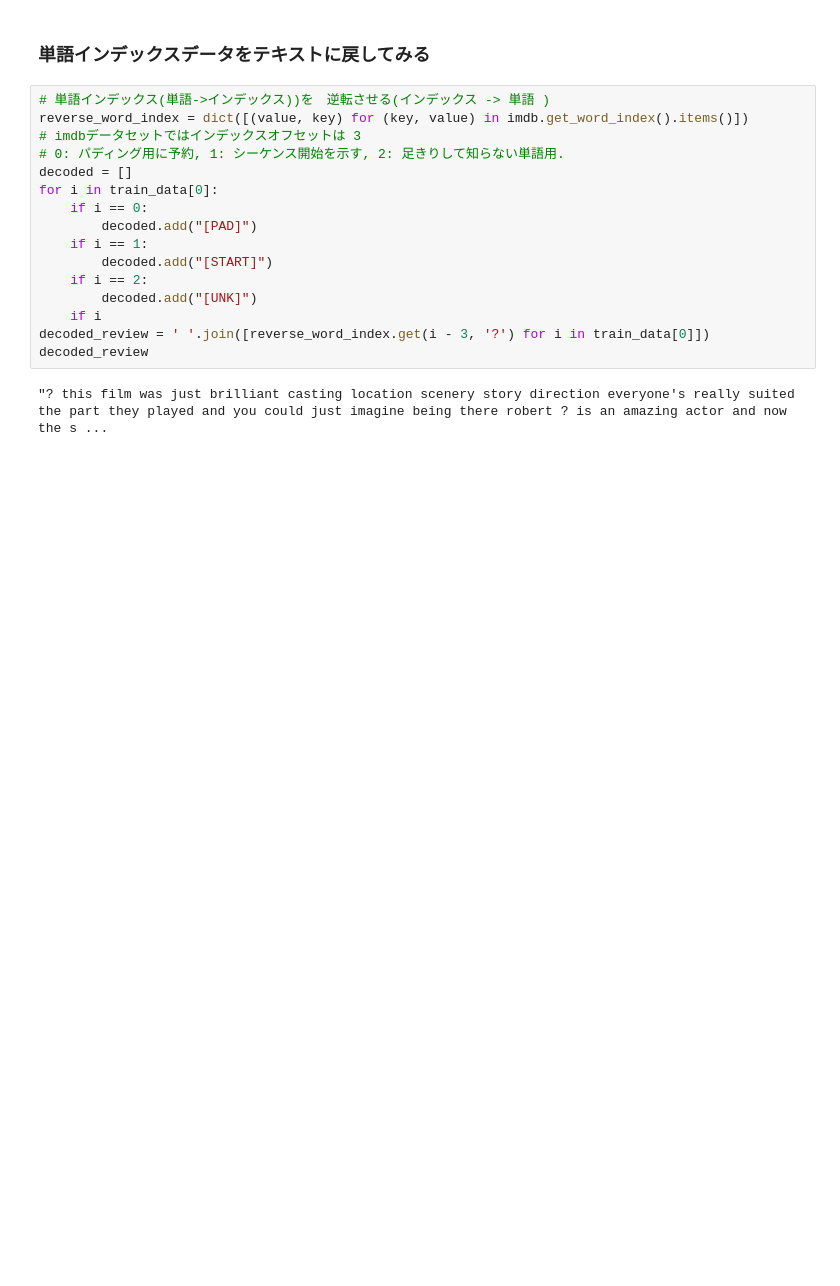
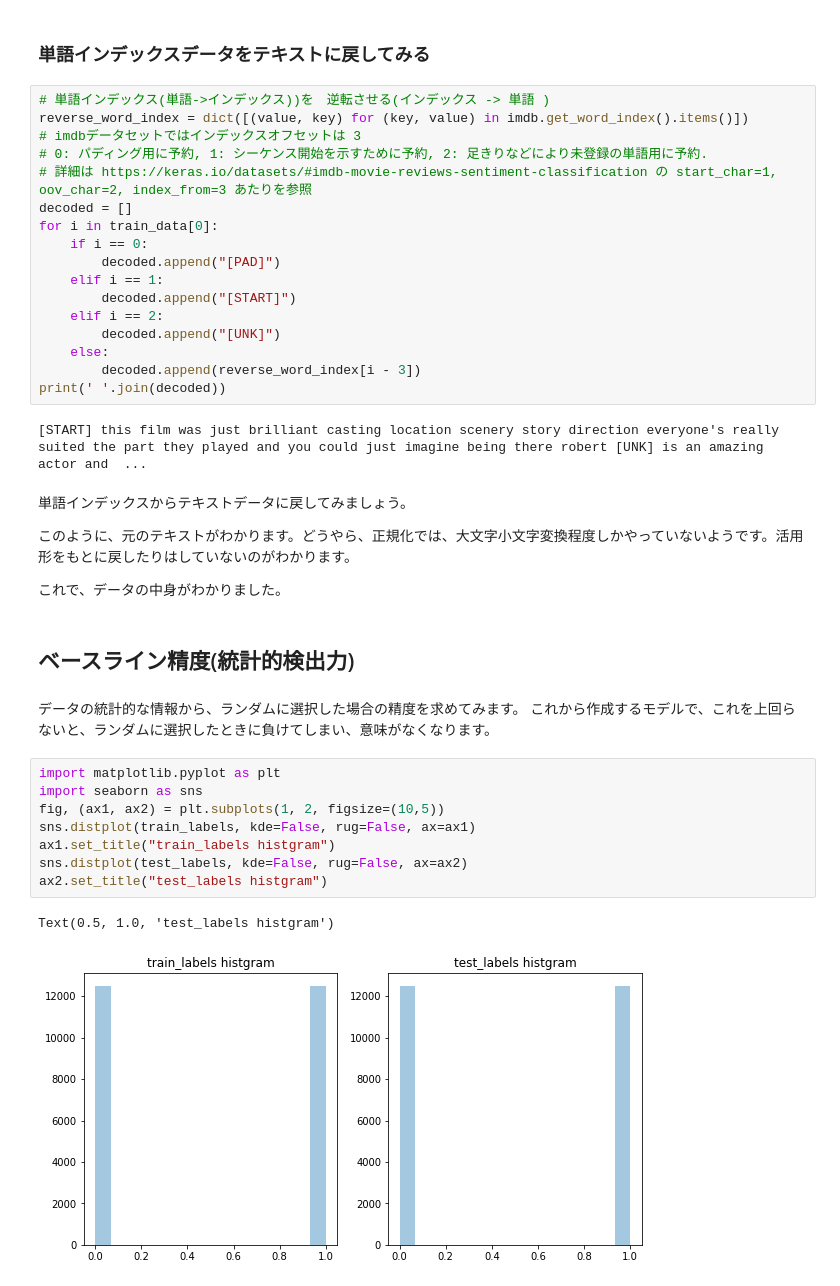
Before and after one commit to m-hironori/learing-keras, a Jupyter notebook: 2_2値分類(IMDbレビュー).ipynb, the cells around one changed output. Drawn from its saved outputs; the diff is of its cells as text; blank space fills up the shorter version.

```diff
--- a/2_2値分類(IMDbレビュー).ipynb
+++ b/2_2値分類(IMDbレビュー).ipynb
@@ -144,17 +141,39 @@ No | 処理     | 内容 | 例(This movie was just brilliant casting)
 # 単語インデックス(単語->インデックス))を　逆転させる(インデックス -> 単語 )
 reverse_word_index = dict([(value, key) for (key, value) in imdb.get_word_index().items()])
 # imdbデータセットではインデックスオフセットは 3
-# 0: パディング用に予約, 1: シーケンス開始を示す, 2: 足きりして知らない単語用.
+# 0: パディング用に予約, 1: シーケンス開始を示すために予約, 2: 足きりなどにより未登録の単語用に予約.
+# 詳細は https://keras.io/datasets/#imdb-movie-reviews-sentiment-classification の start_char=1, oov_char=2, index_from=3 あたりを参照
 decoded = []
 for i in train_data[0]:
     if i == 0:
-        decoded.add("[PAD]")
-    if i == 1:
-        decoded.add("[START]")
-    if i == 2:
-        decoded.add("[UNK]")
-    if i
-decoded_review = ' '.join([reverse_word_index.get(i - 3, '?') for i in train_data[0]])
-decoded_review
+        decoded.append("[PAD]")
+    elif i == 1:
+        decoded.append("[START]")
+    elif i == 2:
+        decoded.append("[UNK]")
+    else:
+        decoded.append(reverse_word_index[i - 3])
+print(' '.join(decoded))
 # %% [output]
-"? this film was just brilliant casting location scenery story direction everyone's really suited the part they played and you could just imagine being there robert ? is an amazing actor and now the s ...
+[START] this film was just brilliant casting location scenery story direction everyone's really suited the part they played and you could just imagine being there robert [UNK] is an amazing actor and  ...
+# %% [markdown]
+単語インデックスからテキストデータに戻してみましょう。
+
+このように、元のテキストがわかります。どうやら、正規化では、大文字小文字変換程度しかやっていないようです。活用形をもとに戻したりはしていないのがわかります。
+
+これで、データの中身がわかりました。
+# %% [markdown]
+## ベースライン精度(統計的検出力)
+# %% [markdown]
+データの統計的な情報から、ランダムに選択した場合の精度を求めてみます。 これから作成するモデルで、これを上回らないと、ランダムに選択したときに負けてしまい、意味がなくなります。
+# %%
+import matplotlib.pyplot as plt
+import seaborn as sns
+fig, (ax1, ax2) = plt.subplots(1, 2, figsize=(10,5))
+sns.distplot(train_labels, kde=False, rug=False, ax=ax1)
+ax1.set_title("train_labels histgram")
+sns.distplot(test_labels, kde=False, rug=False, ax=ax2)
+ax2.set_title("test_labels histgram")
+# %% [output]
+Text(0.5, 1.0, 'test_labels histgram')
+[figure, added]
```
Also changed, not shown: parts of 25 cells of this notebook.
